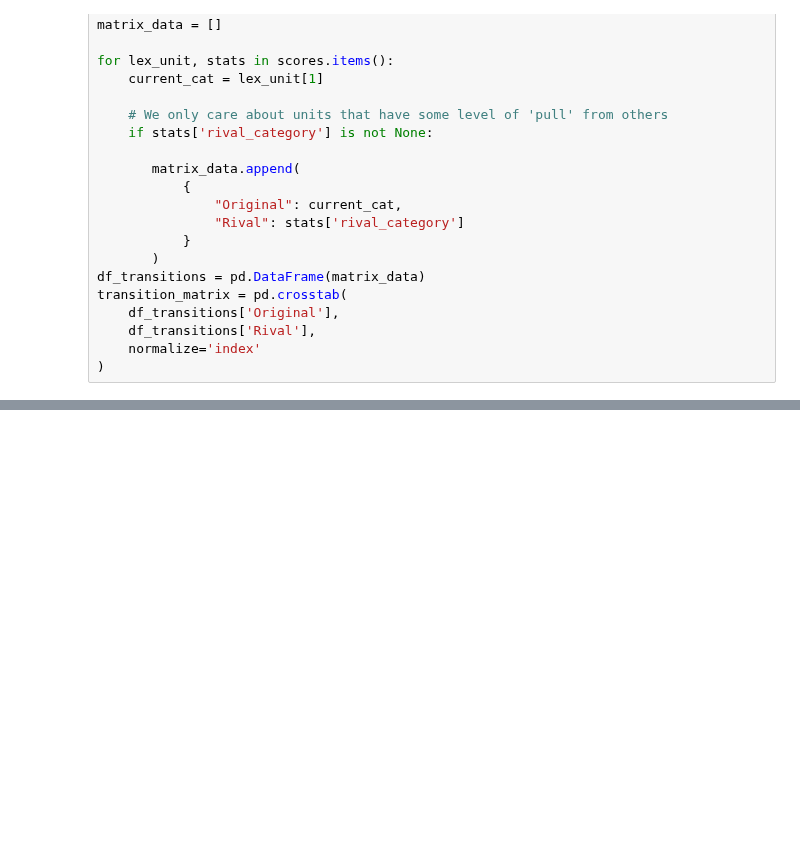
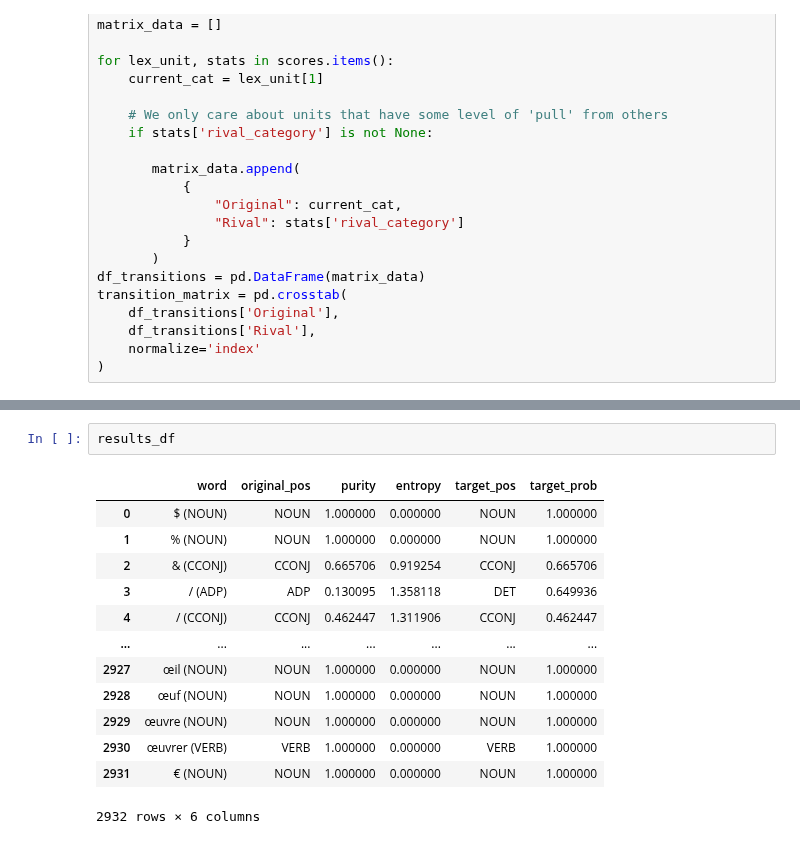
Before and after one commit to ims510/todc, a Jupyter notebook: scripts/29. polycategoriality/should_split-en.ipynb, the cells around one changed output, grey strips where cells are left out. Drawn from its saved outputs; the diff is of its cells as text; blank space fills up the shorter version.

```diff
--- a/scripts/29. polycategoriality/should_split-en.ipynb
+++ b/scripts/29. polycategoriality/should_split-en.ipynb
@@ -249,0 +800,16 @@ plt.show()
+# %%
+results_df
+# %% [output]
+|  | word | original_pos | purity | entropy | target_pos | target_prob |
+| 0 | $ (NOUN) | NOUN | 1.000000 | 0.000000 | NOUN | 1.000000 |
+| 1 | % (NOUN) | NOUN | 1.000000 | 0.000000 | NOUN | 1.000000 |
+| 2 | & (CCONJ) | CCONJ | 0.665706 | 0.919254 | CCONJ | 0.665706 |
+| 3 | / (ADP) | ADP | 0.130095 | 1.358118 | DET | 0.649936 |
+| 4 | / (CCONJ) | CCONJ | 0.462447 | 1.311906 | CCONJ | 0.462447 |
+| ... | ... | ... | ... | ... | ... | ... |
+| 2927 | œil (NOUN) | NOUN | 1.000000 | 0.000000 | NOUN | 1.000000 |
+| 2928 | œuf (NOUN) | NOUN | 1.000000 | 0.000000 | NOUN | 1.000000 |
+| 2929 | œuvre (NOUN) | NOUN | 1.000000 | 0.000000 | NOUN | 1.000000 |
+| 2930 | œuvrer (VERB) | VERB | 1.000000 | 0.000000 | VERB | 1.000000 |
+| 2931 | € (NOUN) | NOUN | 1.000000 | 0.000000 | NOUN | 1.000000 |
+2932 rows × 6 columns
```
Also changed, not shown: parts of 24 cells of this notebook, 2 other files.
